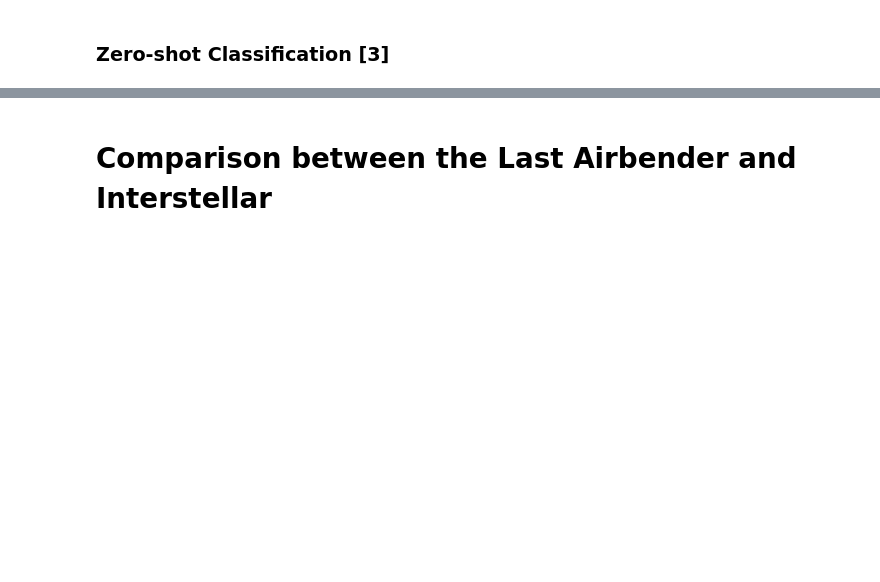
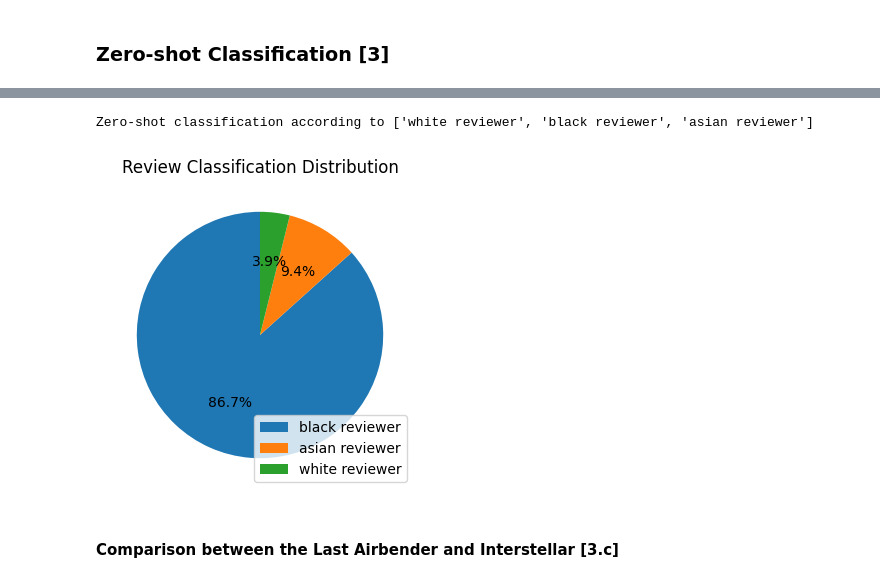
Before and after one commit to aeternum-dev/nlp-zsz, a Jupyter notebook: NLP_project_prototype.ipynb, the cells around one changed output, grey strips where cells are left out. Drawn from its saved outputs; the diff is of its cells as text; code cells hidden in the pictures; blank space fills up the shorter version.

```diff
--- a/NLP_project_prototype.ipynb
+++ b/NLP_project_prototype.ipynb
@@ -188,0 +169,10 @@ for label_group in label_groups:
+# %%
+#Classification
+label1 = pd.DataFrame(classifier(list(reviews_df["Review Text"]), candidate_labels=label_groups[1]))
+# %%
+#Visualization
+import matplotlib.pyplot as plt
+plot_pie_diagram(label1,label_groups[1],"Review Classification Distribution")
+# %% [output]
+Zero-shot classification according to ['white reviewer', 'black reviewer', 'asian reviewer']
+[figure, added]
@@ -189,5 +193,5 @@ for label_group in label_groups:
 # %% [markdown]
-# Comparison between the Last Airbender and Interstellar
+#### Comparison between the Last Airbender and Interstellar [3.c]
 # %%
 custom_sentiment_labels = [
     'GOOD',
```
Also changed, not shown: parts of 28 cells of this notebook.
